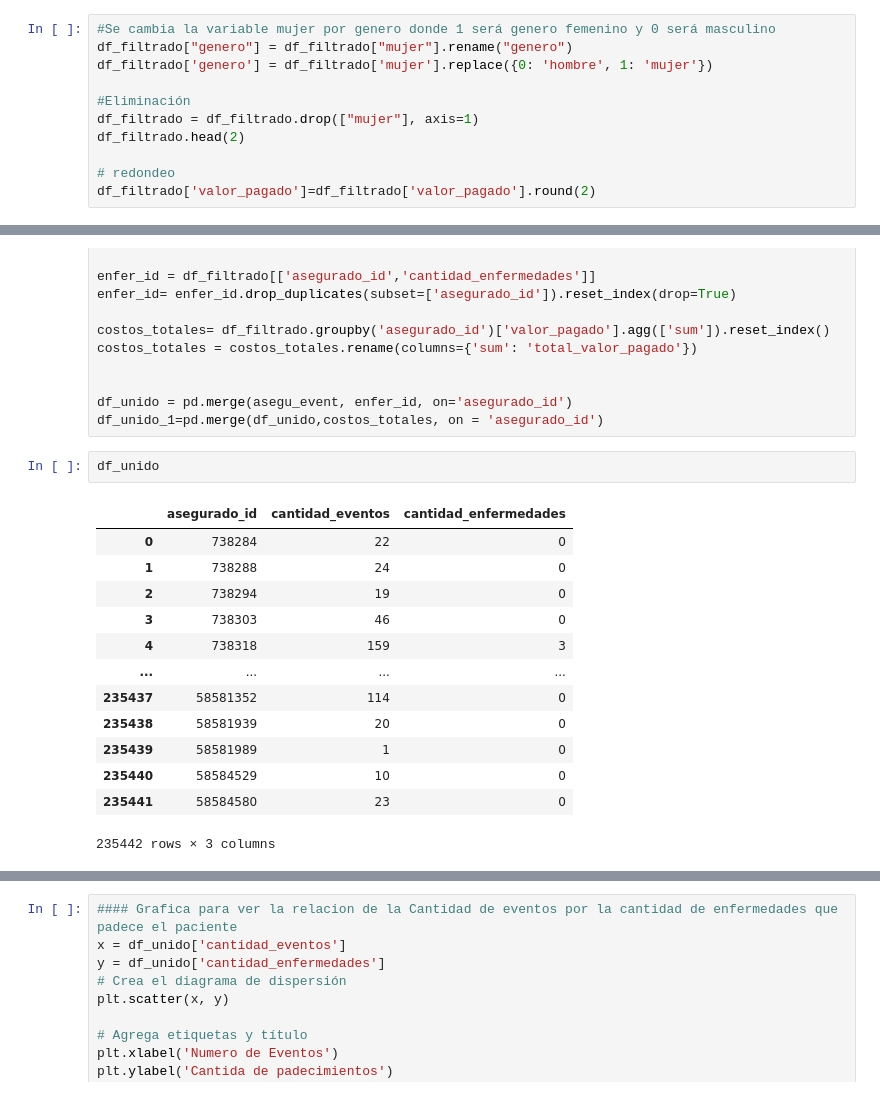
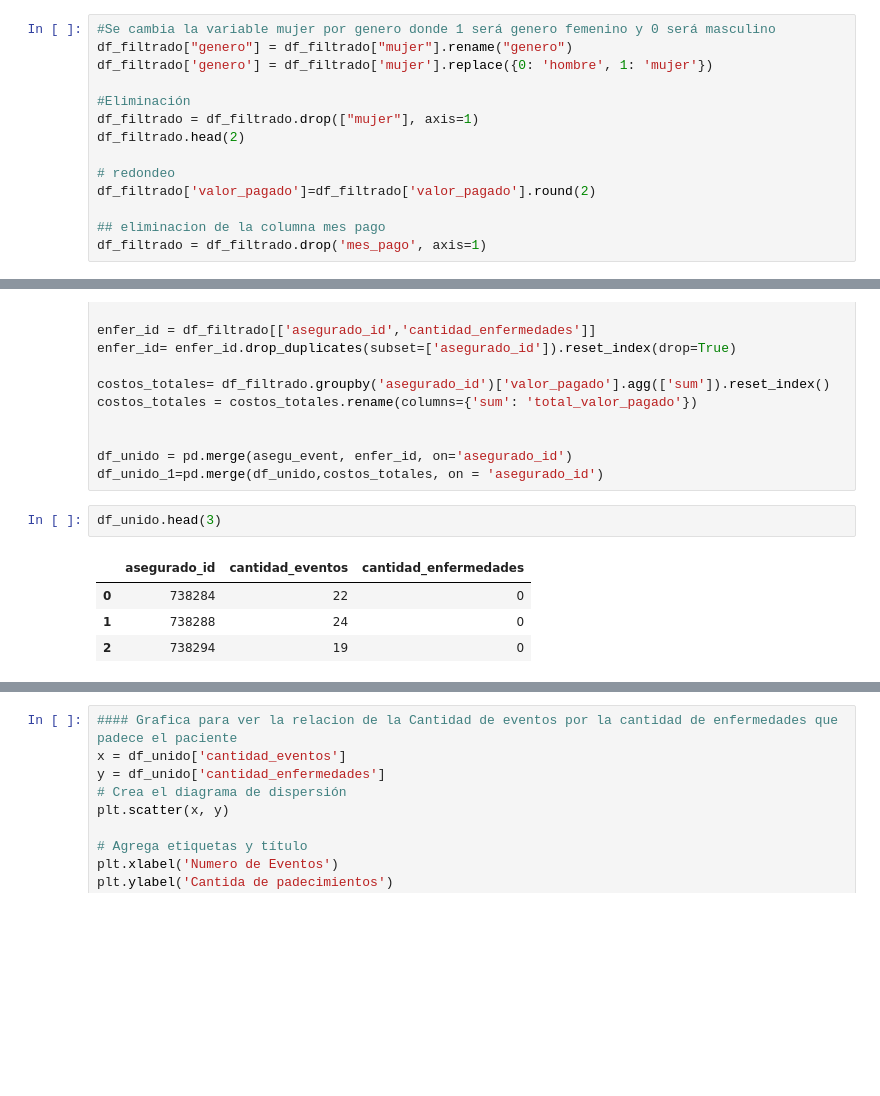
Before and after one commit to danielmancovidales/Aplicaciones-en-finanzas, a Jupyter notebook: Exploratorio.ipynb, the cells around one changed output, grey strips where cells are left out. Drawn from its saved outputs; the diff is of its cells as text; blank space fills up the shorter version.

```diff
--- a/Exploratorio.ipynb
+++ b/Exploratorio.ipynb
@@ -63,6 +41,9 @@ df_filtrado.head(2)
 
 # redondeo
 df_filtrado['valor_pagado']=df_filtrado['valor_pagado'].round(2)
+
+## eliminacion de la columna mes pago
+df_filtrado = df_filtrado.drop('mes_pago', axis=1)
 # %%
 #Consulta para saber qué valores tiene la variable genero
 df_filtrado["genero"].value_counts()
@@ -263,19 +192,10 @@ costos_totales = costos_totales.rename(columns={'sum': 'total_valor_pagado'})
 df_unido = pd.merge(asegu_event, enfer_id, on='asegurado_id')
 df_unido_1=pd.merge(df_unido,costos_totales, on = 'asegurado_id')
 # %%
-df_unido
+df_unido.head(3)
 # %% [output]
 |  | asegurado_id | cantidad_eventos | cantidad_enfermedades |
 | 0 | 738284 | 22 | 0 |
 | 1 | 738288 | 24 | 0 |
 | 2 | 738294 | 19 | 0 |
-| 3 | 738303 | 46 | 0 |
-| 4 | 738318 | 159 | 3 |
-| ... | ... | ... | ... |
-| 235437 | 58581352 | 114 | 0 |
-| 235438 | 58581939 | 20 | 0 |
-| 235439 | 58581989 | 1 | 0 |
-| 235440 | 58584529 | 10 | 0 |
-| 235441 | 58584580 | 23 | 0 |
-235442 rows × 3 columns
 # %%
```
Also changed, not shown: parts of 21 cells of this notebook.
